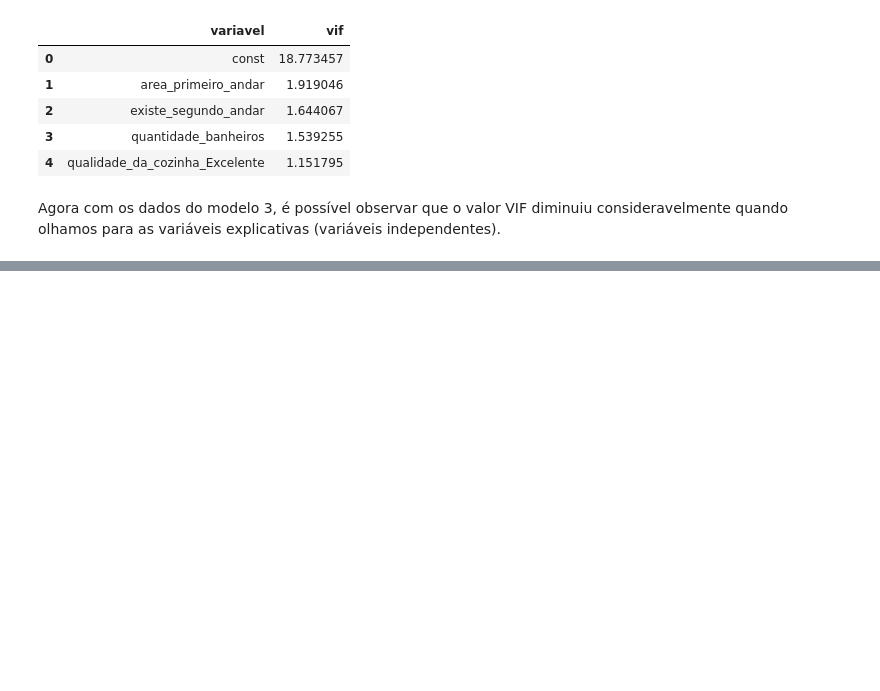
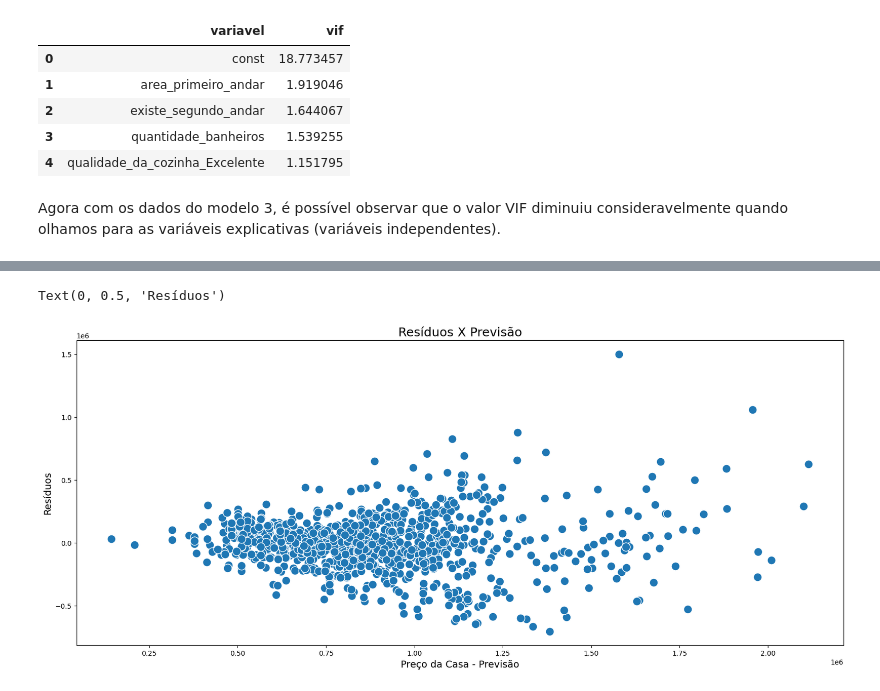
Before and after one commit to DiogoBotton/Python_Data_Analysis, a Jupyter notebook: Regressao_Linear/preco_imoveis_utilizando_regressão_linear.ipynb, the cells around one changed output, grey strips where cells are left out. Saved outputs shown, nothing was run; the diff lists cells and outputs as text; code cells hidden in the pictures; blank space fills up the shorter version.

```diff
--- a/Regressao_Linear/exploratory_analysis.ipynb
+++ b/Regressao_Linear/preco_imoveis_utilizando_regressão_linear.ipynb
@@ -609,0 +620,8 @@ Agora com os dados do modelo 3, é possível observar que o valor VIF diminuiu c
+# %%
+# Prevendo os valores do treino X_train
+y_predict_train = model_3.predict(X_train.drop(['area_segundo_andar','capacidade_carros_garagem'], axis=1))
+
+# Gráfico para análise dos resíduos com os dados de treino
+px.scatter(x=y_predict_train, y=y_train,
+           title='Previsão X Real',
+           labels = {'x': 'Preço previsto', 'y': 'Preço real'})
@@ -609,0 +643,9 @@ Agora com os dados do modelo 3, é possível observar que o valor VIF diminuiu c
+# %%
+ax = sns.scatterplot(x=y_predict_train, y=model_3.resid, s=150)
+ax.figure.set_size_inches(20,8)
+ax.set_title('Resíduos X Previsão', fontsize=18)
+ax.set_xlabel('Preço da Casa - Previsão', fontsize=14)
+ax.set_ylabel('Resíduos', fontsize=14)
+# %% [output]
+Text(0, 0.5, 'Resíduos')
+[figure, added]
```
Also changed, not shown: parts of 11 cells of this notebook, 2 other files.
